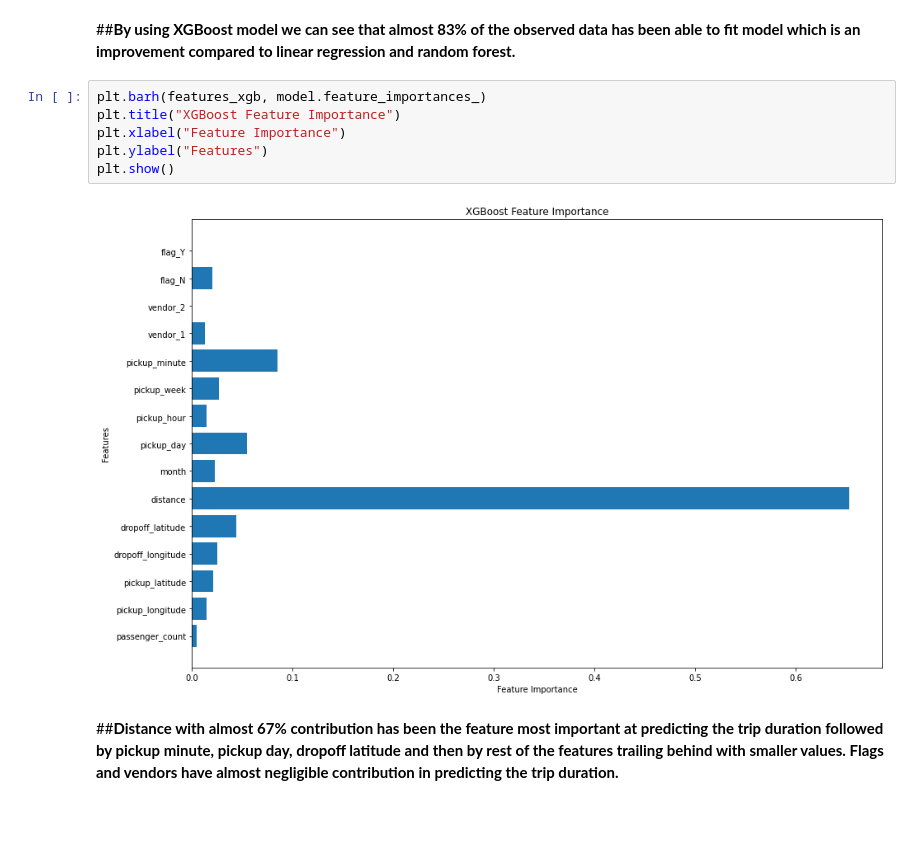
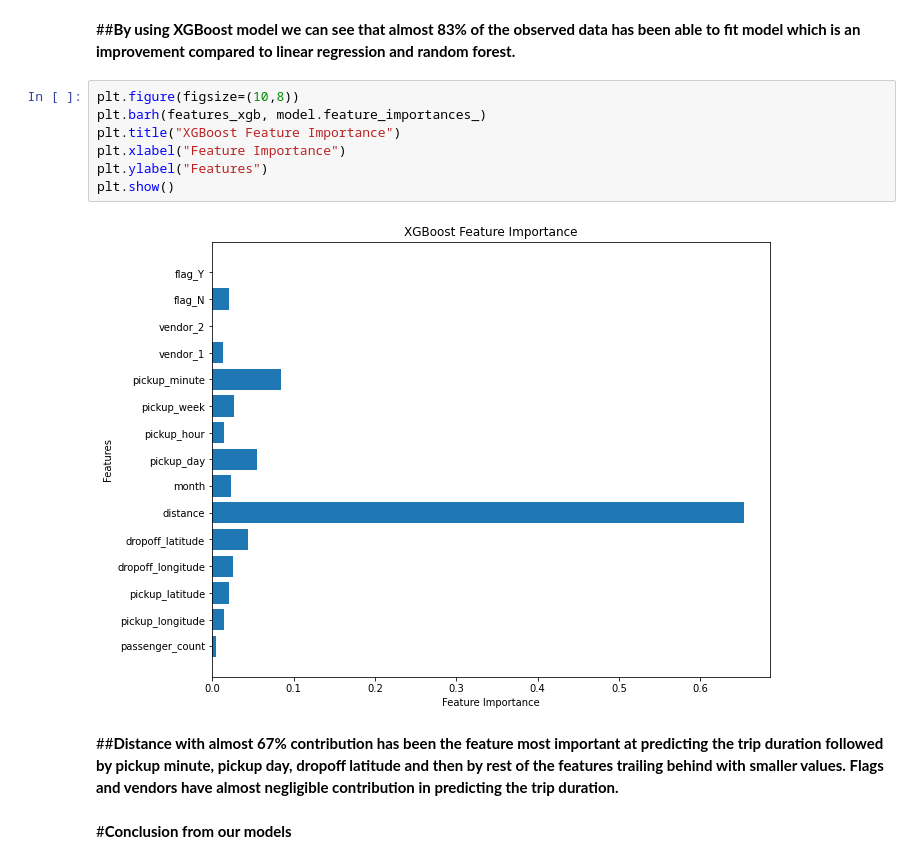
Before and after one commit to skaty5678/NYC-Taxi-Trip-Time-Prediction, a Jupyter notebook: NYC_Taxi_Trip_Time_Prediction_SANJEEV_KUMAR_THAKUR.ipynb, the cells around one changed output. Cells and saved outputs as stored; diff of their text form; blank space fills up the shorter version.

```diff
--- a/NYC_Taxi_Trip_Time_Prediction_SANJEEV_KUMAR_THAKUR.ipynb
+++ b/NYC_Taxi_Trip_Time_Prediction_SANJEEV_KUMAR_THAKUR.ipynb
@@ -939,12 +983,15 @@ R2 score for our XGBoost model is:
 # %% [markdown]
 ##**By using XGBoost model we can see that almost 83% of the observed data has been able to fit model which is an improvement compared to linear regression and random forest.**
 # %%
+plt.figure(figsize=(10,8))
 plt.barh(features_xgb, model.feature_importances_)
 plt.title("XGBoost Feature Importance")
 plt.xlabel("Feature Importance")
 plt.ylabel("Features")
 plt.show()
 # %% [output]
-[figure, old version]
+[figure, new version]
 # %% [markdown]
 ##**Distance with almost 67% contribution has been the feature most important at predicting the trip duration followed by pickup minute, pickup day, dropoff latitude and then by rest of the features trailing behind with smaller values. Flags and vendors have almost negligible contribution in predicting the trip duration.**
+# %% [markdown]
+#**Conclusion from our models**
```
Also changed, not shown: parts of 59 cells of this notebook.
